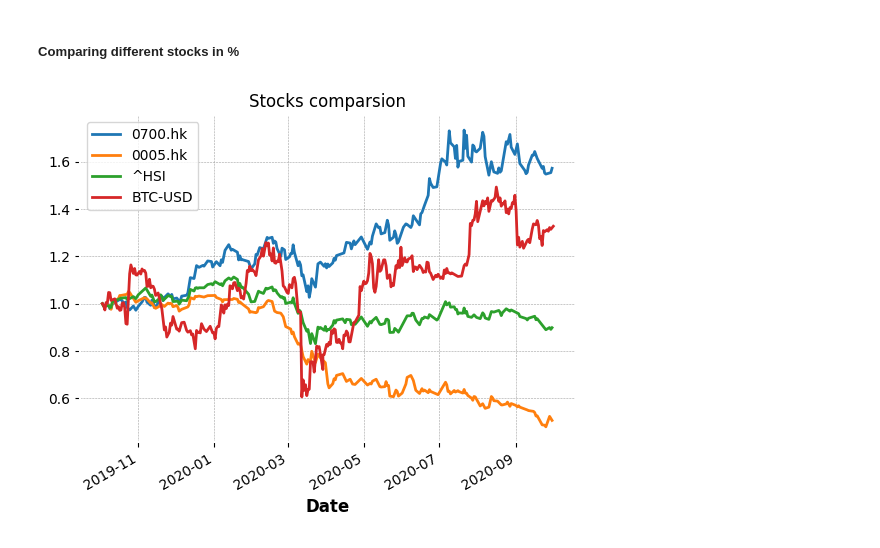
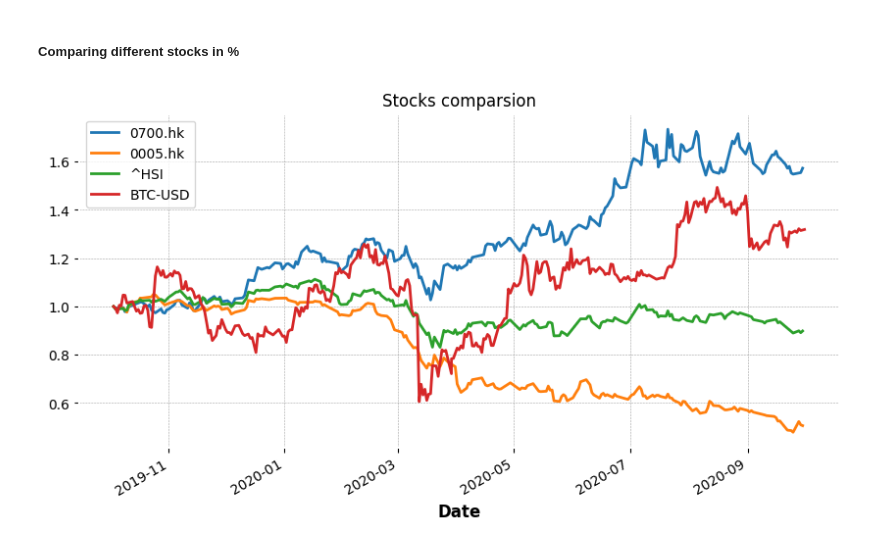
Before and after one commit to learn10kYear/learn-pandas, a Jupyter notebook: lab2/tut2b_chart.ipynb, the cells around one changed output. Cells and saved outputs as stored; diff of their text form; code cells hidden in the pictures.

```diff
--- a/lab2/tut2b_chart.ipynb
+++ b/lab2/tut2b_chart.ipynb
@@ -179,21 +179,22 @@ mpf.plot(stock['2020'], type='candle', style='charles', title='Candlestick chart
 # %%
 def stockDF(ticker):
     stock = pdr.DataReader(ticker, start='2015', data_source='yahoo')
     return stock
 
 def compareStockReturnCharts(watchList, years=3):
+    nYearAgoToday = pd.Timestamp.today() - pd.Timedelta(days=365*years)
     for i, code in enumerate(watchList):
         df = stockDF(code)
         # stock price for each stock is different
         # divide last N years price to make sure all start from 1
-        nYearAgoToday = pd.Timestamp.today() - pd.Timedelta(days=365*years)
         dfNY = df.query('index > @nYearAgoToday') # get relevant records
         lastYearPrice = dfNY.iloc[0].Close # get price of that day
-        (dfNY['Close'] / lastYearPrice).plot(title='Stocks comparsion')
+        # figsize a tuple (width, height) in inches
+        (dfNY['Close'] / lastYearPrice).plot(title='Stocks comparsion', figsize=(10, 5))
 
     plt.legend(watchList)
 
 watchList = ['0700.hk', '0005.hk', '^HSI', 'BTC-USD'] # comparing stock in %, all start from 1
 compareStockReturnCharts(watchList, years=1)
 # %% [output]
-[figure, old version]
+[figure, new version]
```
Also changed, not shown: parts of 2 cells of this notebook.
